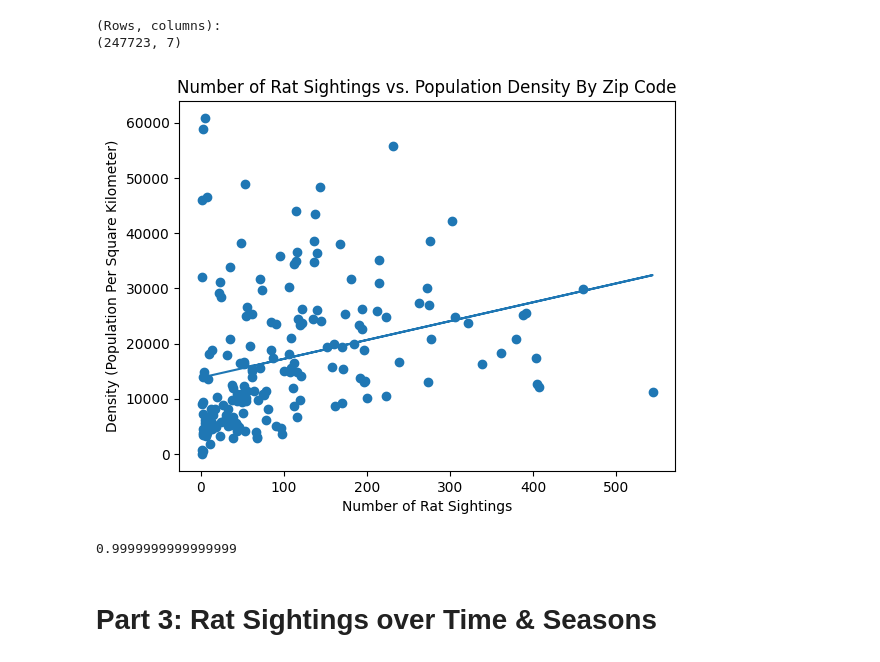
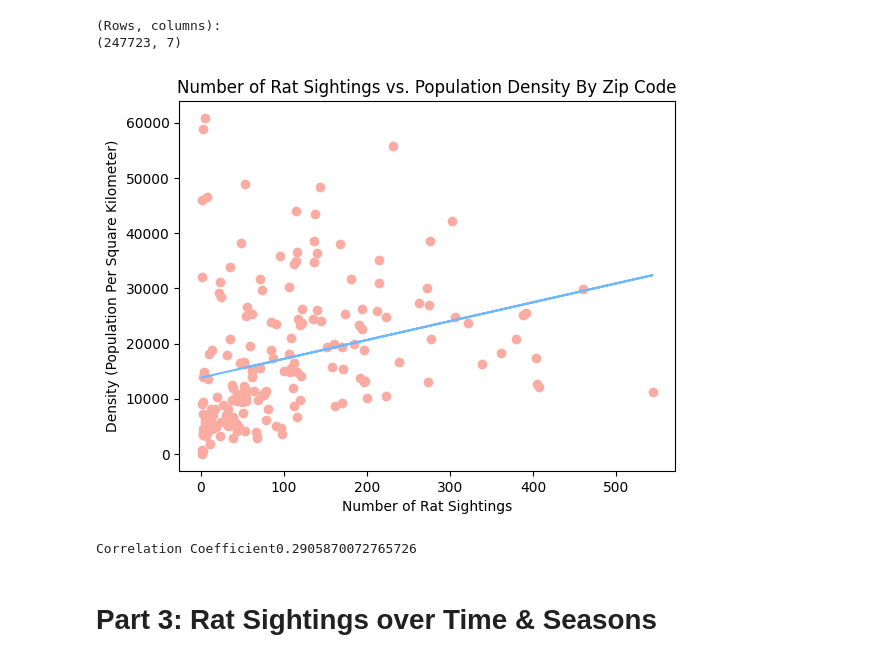
Before and after one commit to trishaa4144/cmsc320-final, a Jupyter notebook: linear_regression.ipynb, the cells around one changed output. Cells and saved outputs as stored; diff of their text form; code cells hidden in the pictures.

```diff
--- a/linear_regression.ipynb
+++ b/linear_regression.ipynb
@@ -172,38 +167,38 @@ import numpy as np
 pop_density_df = pd.read_csv("uszips.csv")
 pop_density_df = pop_density_df[['zip', 'density']]
 
 # Filter on 2024 data
 df['Created Date'] = pd.to_datetime(df['Created Date']) # DELETE IF MOVED?
 merged_df = pd.merge(pop_density_df, df[df['Created Date'].dt.year == 2024], left_on='zip', right_on='Incident Zip', how='inner')
 
 # Get number of sightings per zip code, keeping numerical order of zip
 groups = merged_df.groupby('zip', as_index=False)
 num_sightings = groups.size().sort_values('zip', ascending=True)
 
 # Get unique list of zip codes in numerical order
 merged_df.sort_values('zip', ascending=True, inplace=True)
 zips = merged_df['zip'].unique()
 
 # Get corresponding densities of the ordered zips
 merged_df = merged_df.drop_duplicates(subset='zip', keep="first").sort_values('zip', ascending=True)
 
 # Plot number of sightings vs. population density of zip
 x = num_sightings['size']
 y = merged_df['density']
 a, b = np.polyfit(x, y, 1)
 
-plt.scatter(x, y)
-plt.plot(x, a*x+b) # line of best fit
+plt.scatter(x, y, color='#faaba2')
+plt.plot(x, a*x+b, color='#6eb9ff') # line of best fit
 plt.xlabel("Number of Rat Sightings")
 plt.ylabel("Density (Population Per Square Kilometer)")
 plt.title("Number of Rat Sightings vs. Population Density By Zip Code")
 plt.show()
 
 # Pearson correlation coefficient
-x.corr(y)
+print("Correlation Coefficient: " + str(np.corrcoef(x, y)[0, 1]))
 # %% [output]
-[figure, old version]
+[figure, new version]
-0.9999999999999999
+Correlation Coefficient0.2905870072765726
 # %% [markdown]
 
 # Part 3: Rat Sightings over Time & Seasons
```
Also changed, not shown: parts of 1 cell of this notebook.
